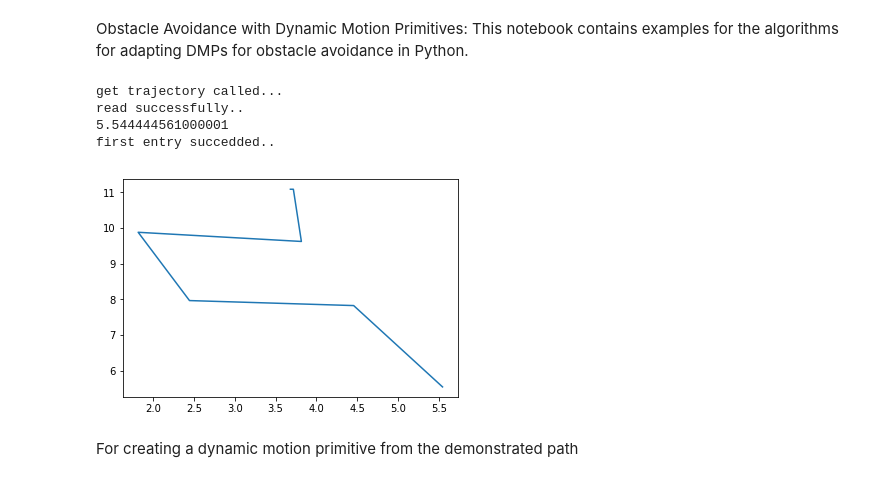
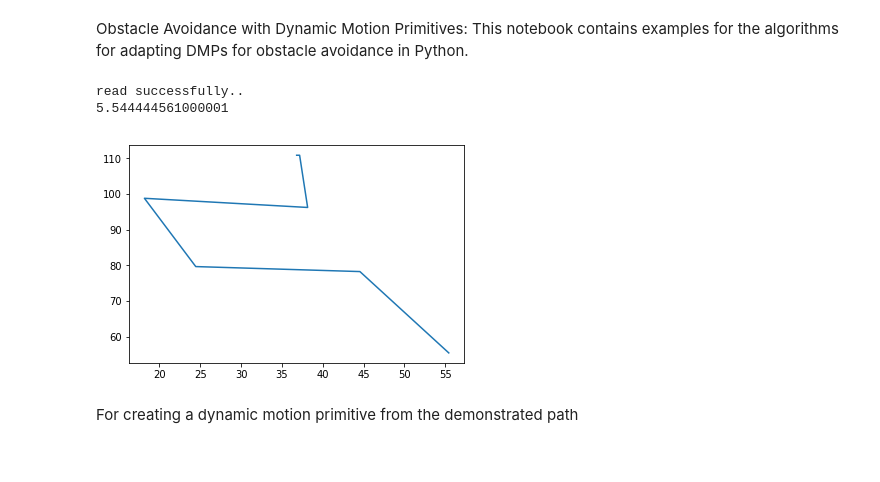
Before and after one commit to gutsy-robot/pydmps, a Jupyter notebook: pydmps/dmp_obstacle_avoidance_algo.ipynb, the cells around one changed output. Saved outputs shown, nothing was run; the diff lists cells and outputs as text; code cells hidden in the pictures.

```diff
--- a/pydmps/dmp_obstacle_avoidance_algo.ipynb
+++ b/pydmps/dmp_obstacle_avoidance_algo.ipynb
@@ -3,27 +3,25 @@ Obstacle Avoidance with Dynamic Motion Primitives: This notebook contains exampl
 # %%
 # libraries for loading the recorded trajectory and plotting
 
 import matplotlib.pyplot as plt
-from utils import get_trajectory, check_collision, avoid_obstacles
+from utils import get_trajectory
 
 # the trajectory has been recorded in the ROS turtlesim by using the keyboard teleop interface and converted to a csv
 # file from a rosbag file.
 
 x, y = get_trajectory("../csv/data.csv")
 
 # Scaling (Done so as to keep the resolution of the grid edge smaller than the distance to consecutive points of
 # the DMP)
-# x = [10 * i for i in x]
-# y = [10 * j for j in y]
+x = [10 * i for i in x]
+y = [10 * j for j in y]
 
 plt.plot(x, y)
 plt.show()
 # %% [output]
-get trajectory called...
 read successfully..
 5.544444561000001
-first entry succedded..
-[figure, old version]
+[figure, new version]
 # %% [markdown]
 For creating a dynamic motion primitive from the demonstrated path
 # %%
```
Also changed, not shown: parts of 10 cells of this notebook.
